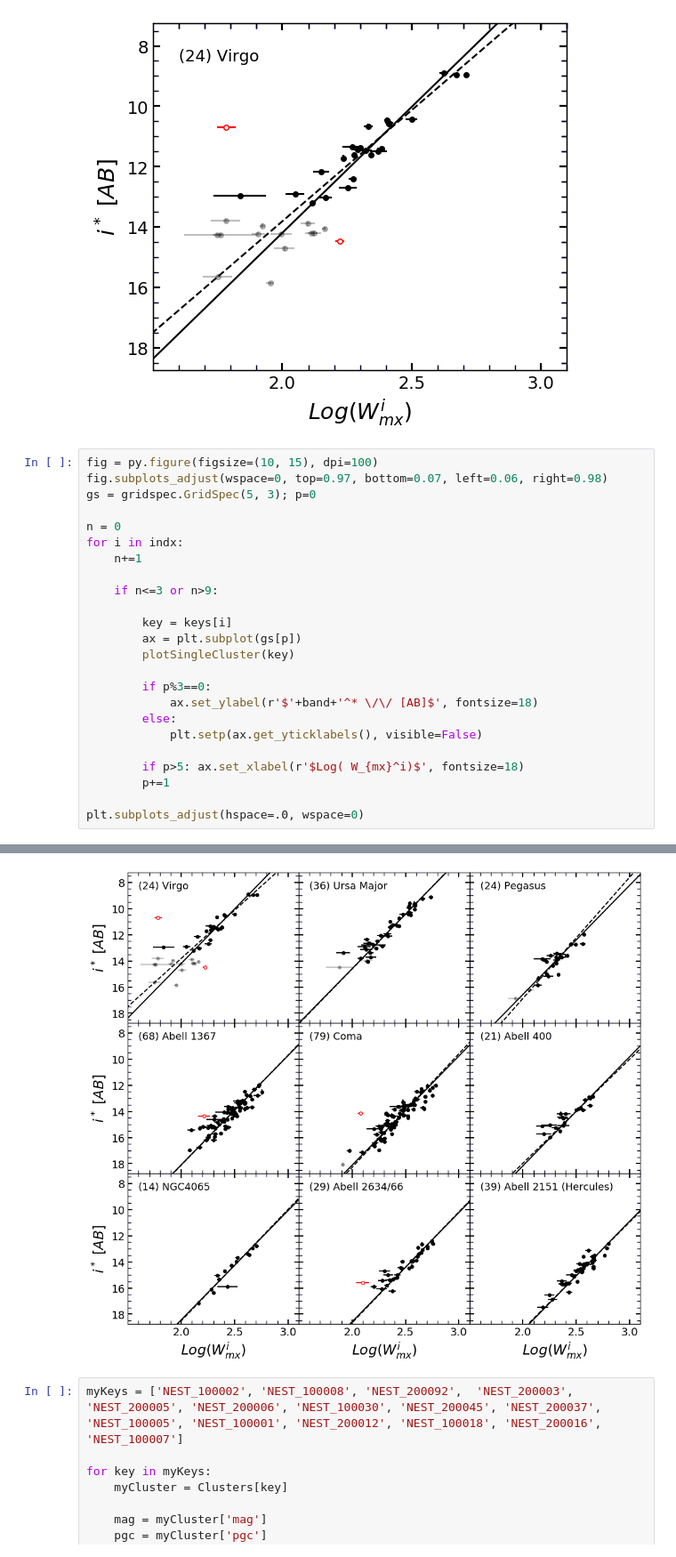
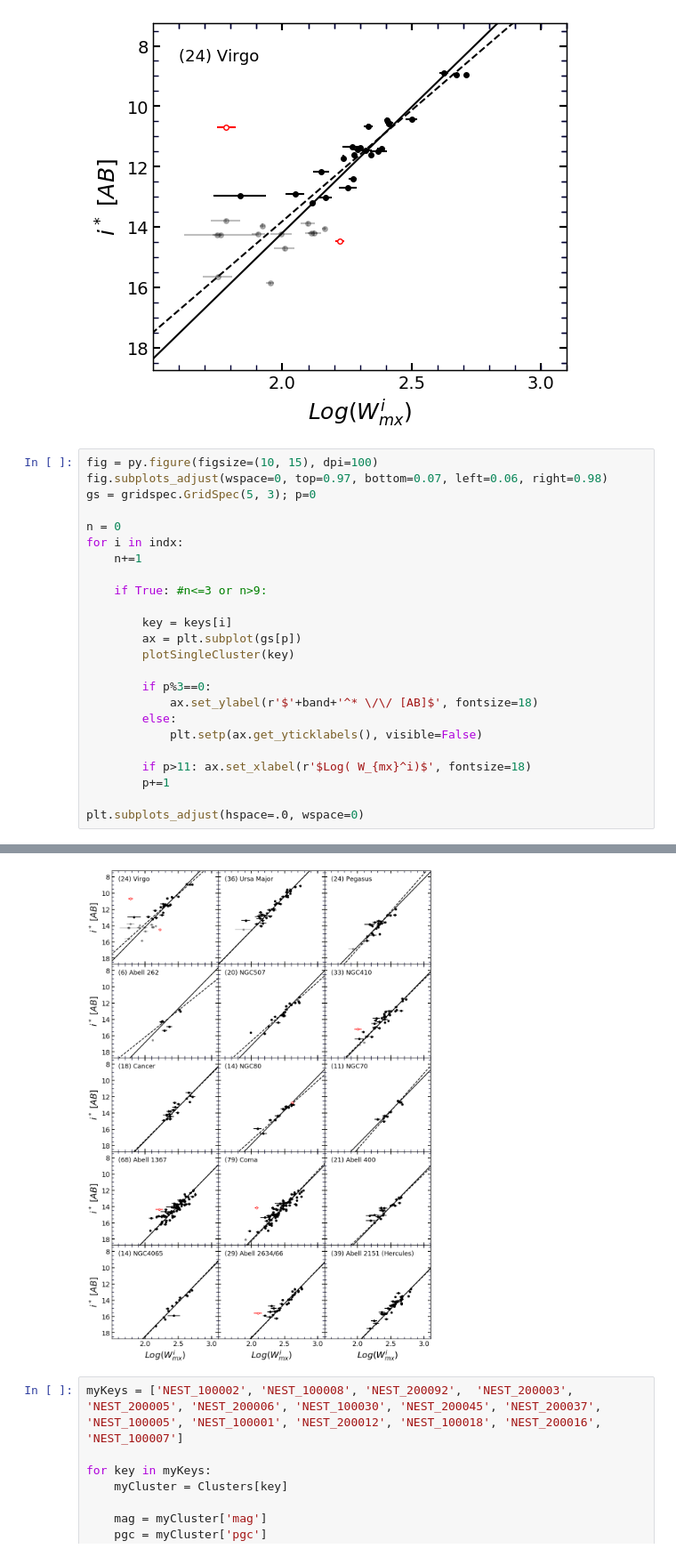
Before and after one commit to ekourkchi/TFcalibrators, a Jupyter notebook: i_clusters.ipynb, the cells around one changed output, grey strips where cells are left out. Shown at 89% size. Saved outputs shown, nothing was run; the diff lists cells and outputs as text.

```diff
--- a/i_clusters.ipynb
+++ b/i_clusters.ipynb
@@ -269,7 +269,7 @@ n = 0
 for i in indx:
     n+=1
 
-    if n<=3 or n>9:
+    if True: #n<=3 or n>9:
 
         key = keys[i]
         ax = plt.subplot(gs[p])
@@ -280,7 +280,7 @@ for i in indx:
         else:
             plt.setp(ax.get_yticklabels(), visible=False)
 
-        if p>5: ax.set_xlabel(r'$Log( W_{mx}^i)$', fontsize=18)
+        if p>11: ax.set_xlabel(r'$Log( W_{mx}^i)$', fontsize=18)
         p+=1
 
 plt.subplots_adjust(hspace=.0, wspace=0)
@@ -291,10 +297,10 @@ Pegasus (24) -9.27 1.15 12.24 0.23 12.40 0.11 0.59
 Abell 1367 (68) -8.40 0.44 13.91 0.06 13.91 0.06 0.56
 Coma (79) -8.68 0.40 13.94 0.06 13.95 0.06 0.56
 Abell 400 (21) -7.95 0.48 13.99 0.06 14.00 0.06 0.58
 NGC4065 (14) -8.51 0.50 14.25 0.09 14.26 0.08 0.40
 Abell 2634/66 (29) -8.48 0.64 14.43 0.09 14.42 0.06 0.48
 Abell 2151 (Hercules) (39) -8.20 0.49 15.06 0.07 15.07 0.06 0.42
-[figure, old version]
+[figure, new version]
 # %%
 myKeys = ['NEST_100002', 'NEST_100008', 'NEST_200092',  'NEST_200003', 'NEST_200005', 'NEST_200006', 'NEST_100030', 'NEST_200045', 'NEST_200037', 'NEST_100005', 'NEST_100001', 'NEST_200012', 'NEST_100018', 'NEST_200016', 'NEST_100007']
 
```
Also changed, not shown: parts of 6 cells of this notebook, 6 other files.
